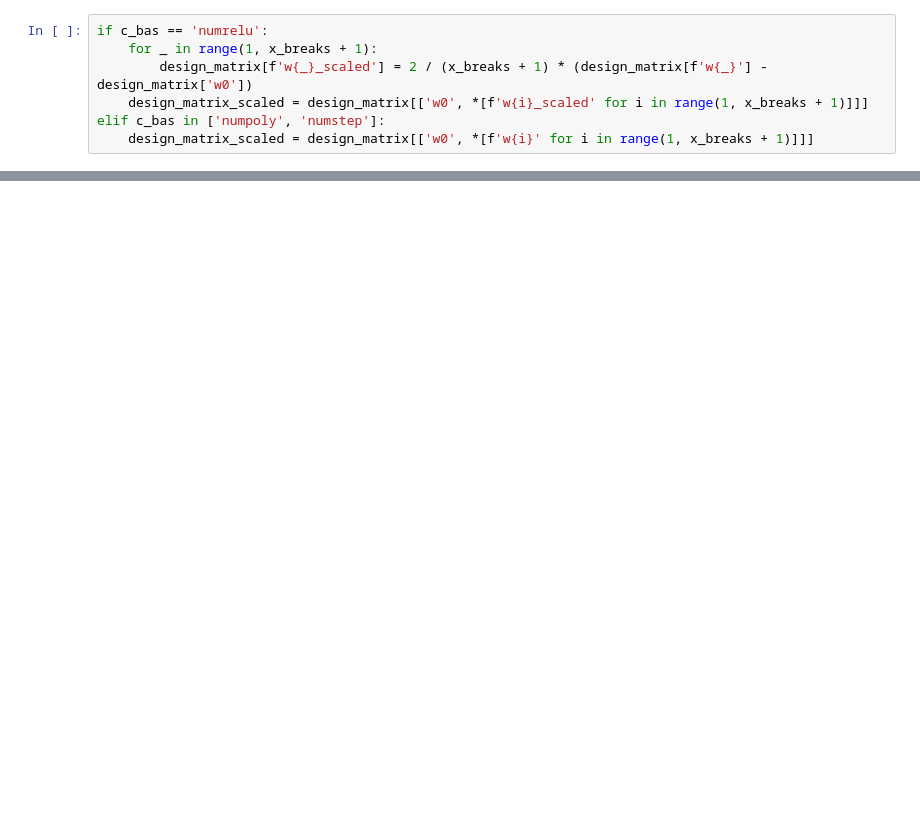
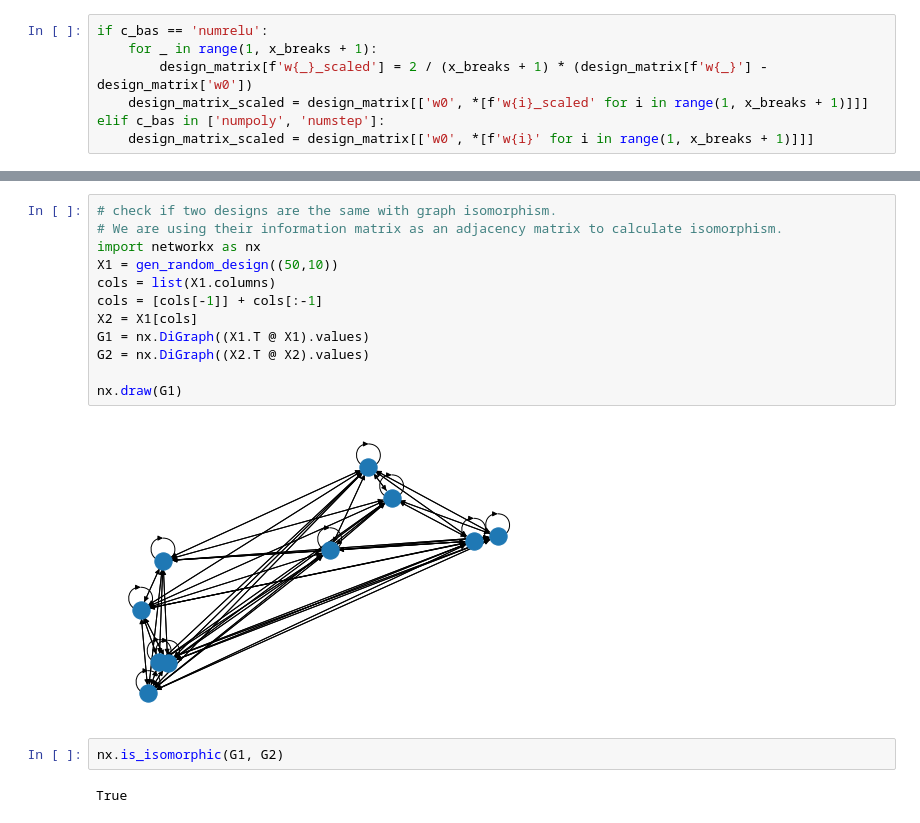
Before and after one commit to TedOiler/dexpy, a Jupyter notebook: test_functional_2.ipynb, the cells around one changed output, grey strips where cells are left out. Saved outputs shown, nothing was run; the diff lists cells and outputs as text; blank space fills up the shorter version.

```diff
--- a/test_functional_2.ipynb
+++ b/test_functional_2.ipynb
@@ -131,0 +166,18 @@ for ax in axs.flat:
+# %%
+# check if two designs are the same with graph isomorphism.
+# We are using their information matrix as an adjacency matrix to calculate isomorphism.
+import networkx as nx
+X1 = gen_random_design((50,10))
+cols = list(X1.columns)
+cols = [cols[-1]] + cols[:-1]
+X2 = X1[cols]
+G1 = nx.DiGraph((X1.T @ X1).values)
+G2 = nx.DiGraph((X2.T @ X2).values)
+
+nx.draw(G1)
+# %% [output]
+[figure, added]
+# %%
+nx.is_isomorphic(G1, G2)
+# %% [output]
+True
```
Also changed, not shown: parts of 8 cells of this notebook, 1 other file.
